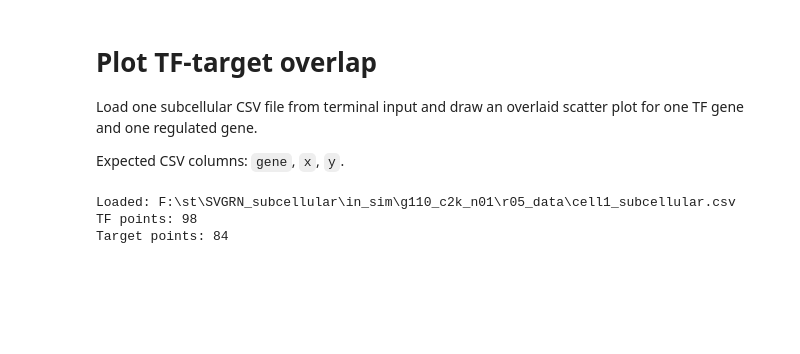
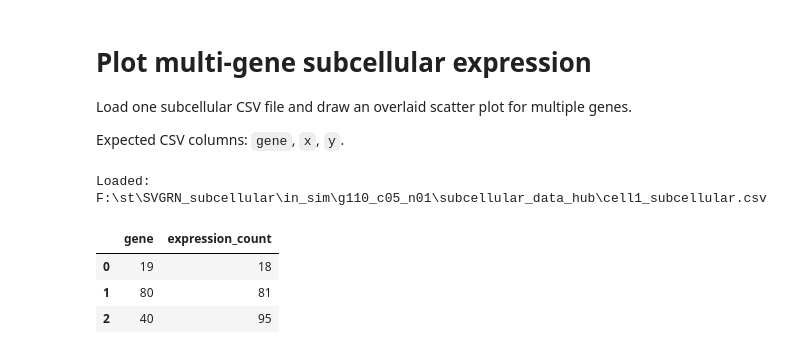
Before and after one commit to gongtangyue/SVGRN_subcellular, a Jupyter notebook: eval_subdat/plot_tf_target_overlap.ipynb, the cells around one changed output. Drawn from its saved outputs; the diff is of its cells as text; code cells hidden in the pictures; blank space fills up the shorter version.

```diff
--- a/eval_subdat/plot_tf_target_overlap.ipynb
+++ b/eval_subdat/plot_tf_target_overlap.ipynb
@@ -1,7 +1,7 @@
 # %% [markdown]
-# Plot TF-target overlap
+# Plot multi-gene subcellular expression
 
-Load one subcellular CSV file from terminal input and draw an overlaid scatter plot for one TF gene and one regulated gene.
+Load one subcellular CSV file and draw an overlaid scatter plot for multiple genes.
 
 Expected CSV columns: `gene`, `x`, `y`.
 # %%
@@ -15,32 +19,43 @@ target_gene = "22"
 # %%
 if not csv_path.exists():
     raise FileNotFoundError(f"CSV file not found: {csv_path}")
 
 sub_df = pd.read_csv(csv_path)
 required_cols = {"gene", "x", "y"}
 missing_cols = required_cols.difference(sub_df.columns)
 if missing_cols:
     raise ValueError(f"Missing required columns: {sorted(missing_cols)}")
 
 sub_df = sub_df.copy()
 sub_df["gene"] = sub_df["gene"].astype(str)
-tf_gene = str(tf_gene)
-target_gene = str(target_gene)
+selected_genes = [str(gene) for gene in genes]
 
-tf_df = sub_df[sub_df["gene"] == tf_gene]
-target_df = sub_df[sub_df["gene"] == target_gene]
+gene_dfs = {gene: sub_df[sub_df["gene"] == gene] for gene in selected_genes}
+summary_df = pd.DataFrame(
+    {
+        "gene": selected_genes,
+        "expression_count": [len(gene_dfs[gene]) for gene in selected_genes],
+    }
+)
 
-if tf_df.empty:
-    raise ValueError(f"TF gene not found in CSV: {tf_gene}")
-if target_df.empty:
-    raise ValueError(f"Regulated gene not found in CSV: {target_gene}")
+missing_genes = summary_df.loc[summary_df["expression_count"] == 0, "gene"].tolist()
+present_genes = summary_df.loc[summary_df["expression_count"] > 0, "gene"].tolist()
 
 print(f"Loaded: {csv_path}")
-print(f"TF points: {len(tf_df)}")
-print(f"Target points: {len(target_df)}")
+display(summary_df)
+
+if missing_genes:
+    available_genes = sorted(sub_df["gene"].unique())
+    print(f"Missing genes: {missing_genes}")
+    print(f"First 20 available genes: {available_genes[:20]}")
+
+if not present_genes:
+    raise ValueError("None of the selected genes were found in the CSV.")
 # %% [output]
-Loaded: F:\st\SVGRN_subcellular\in_sim\g110_c2k_n01\r05_data\cell1_subcellular.csv
-TF points: 98
-Target points: 84
+Loaded: F:\st\SVGRN_subcellular\in_sim\g110_c05_n01\subcellular_data_hub\cell1_subcellular.csv
+|  | gene | expression_count |
+| 0 | 19 | 18 |
+| 1 | 80 | 81 |
+| 2 | 40 | 95 |
 # %%
 fig, ax = plt.subplots(figsize=(7, 7))
```
Also changed, not shown: parts of 3 cells of this notebook, 2 other files.
